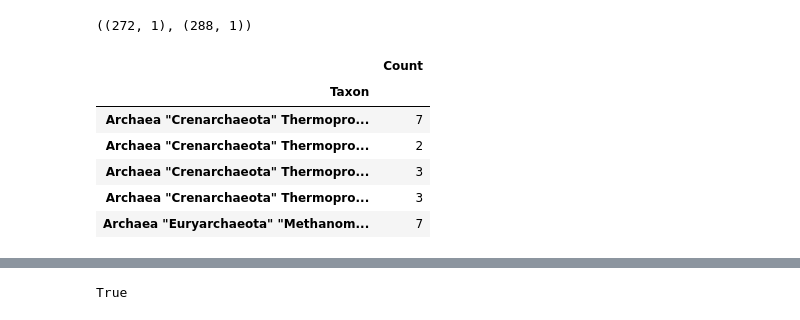
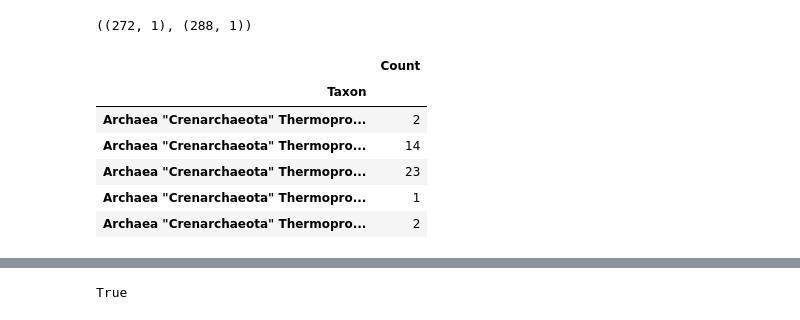
Before and after one commit to laurine-sg/2024, a Jupyter notebook: Exercises/01 - Handling data/Intro to Pandas II.ipynb, the cells around one changed output, grey strips where cells are left out. Cells and saved outputs as stored; diff of their text form; code cells hidden in the pictures.

```diff
--- a/Exercises/01 - Handling data/Intro to Pandas II.ipynb
+++ b/Exercises/01 - Handling data/Intro to Pandas II.ipynb
@@ -334,15 +334,15 @@ mb1.shape, mb2.shape
 # %% [output]
 ((272, 1), (288, 1))
 # %%
-mb1.head()
+mb2.head()
 # %% [output]
 |  | Count |
 | Taxon |  |
-| Archaea "Crenarchaeota" Thermopro... | 7 |
 | Archaea "Crenarchaeota" Thermopro... | 2 |
-| Archaea "Crenarchaeota" Thermopro... | 3 |
-| Archaea "Crenarchaeota" Thermopro... | 3 |
-| Archaea "Euryarchaeota" "Methanom... | 7 |
+| Archaea "Crenarchaeota" Thermopro... | 14 |
+| Archaea "Crenarchaeota" Thermopro... | 23 |
+| Archaea "Crenarchaeota" Thermopro... | 1 |
+| Archaea "Crenarchaeota" Thermopro... | 2 |
 # %% [markdown]
 The index of these data is the unique biological classification of each organism, beginning with *domain*, *phylum*, *class*, and for some organisms, going all the way down to the genus level.
 
```
Also changed, not shown: parts of 16 cells of this notebook, 2 other files.
